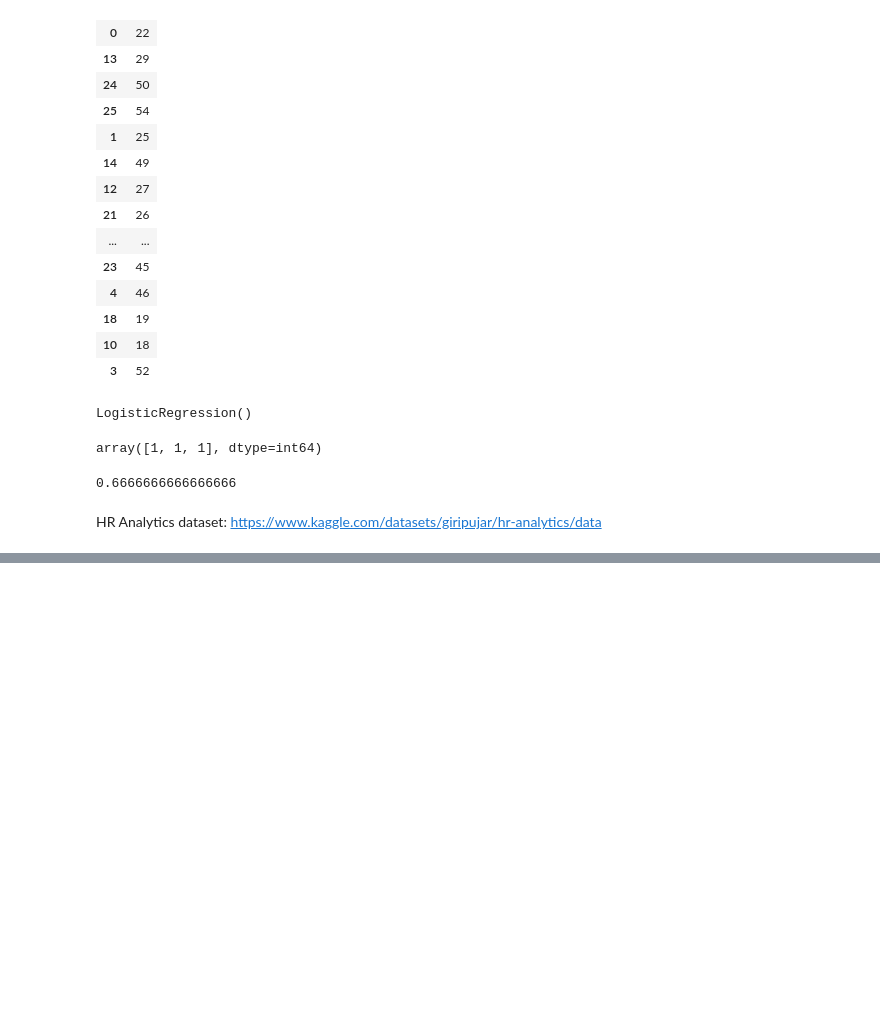
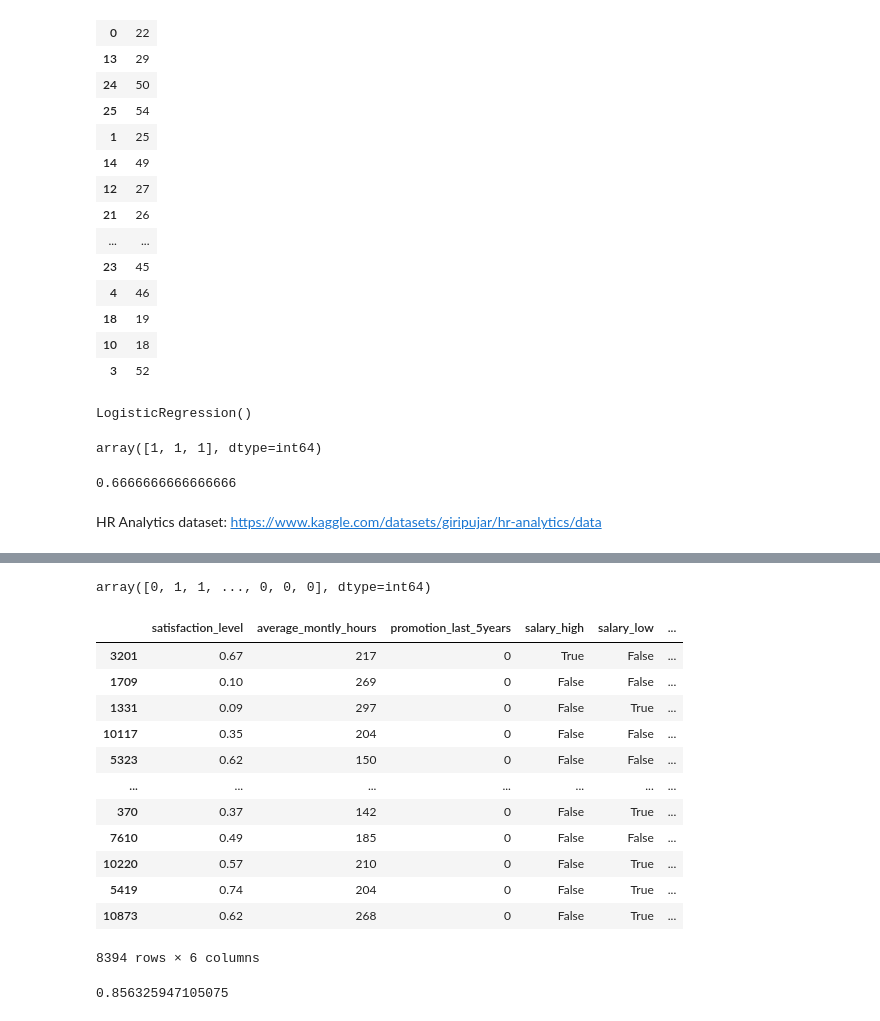
Before and after one commit to rainingrina/machine-learning-algorithms, a Jupyter notebook: logistic_regression.ipynb, the cells around one changed output, grey strips where cells are left out. Cells and saved outputs as stored; diff of their text form; code cells hidden in the pictures; blank space fills up the shorter version.

```diff
--- a/logistic_regression.ipynb
+++ b/logistic_regression.ipynb
@@ -73,0 +233,2 @@ HR Analytics dataset: https://www.kaggle.com/datasets/giripujar/hr-analytics/dat
+# %%
+df_with_dummies = pd.concat([new_df, salary_dummies], axis=1)
@@ -73,0 +244,3 @@ HR Analytics dataset: https://www.kaggle.com/datasets/giripujar/hr-analytics/dat
+# %%
+df_with_dummies.drop('salary', axis=1, inplace=True)
+df_with_dummies.head()
@@ -73,0 +254,6 @@ HR Analytics dataset: https://www.kaggle.com/datasets/giripujar/hr-analytics/dat
+# %%
+X = df_with_dummies
+y = df.left
+# %%
+from sklearn.model_selection import train_test_split
+X_train, X_test, y_train, y_test = train_test_split(X, y, train_size=0.3)
@@ -73,0 +274,24 @@ HR Analytics dataset: https://www.kaggle.com/datasets/giripujar/hr-analytics/dat
+# %%
+model.predict(X_test)
+# %% [output]
+array([0, 1, 1, ..., 0, 0, 0], dtype=int64)
+# %%
+X_test
+# %% [output]
+|  | satisfaction_level | average_montly_hours | promotion_last_5years | salary_high | salary_low | ... |
+| 3201 | 0.67 | 217 | 0 | True | False | ... |
+| 1709 | 0.10 | 269 | 0 | False | False | ... |
+| 1331 | 0.09 | 297 | 0 | False | True | ... |
+| 10117 | 0.35 | 204 | 0 | False | False | ... |
+| 5323 | 0.62 | 150 | 0 | False | False | ... |
+| ... | ... | ... | ... | ... | ... | ... |
+| 370 | 0.37 | 142 | 0 | False | True | ... |
+| 7610 | 0.49 | 185 | 0 | False | False | ... |
+| 10220 | 0.57 | 210 | 0 | False | True | ... |
+| 5419 | 0.74 | 204 | 0 | False | True | ... |
+| 10873 | 0.62 | 268 | 0 | False | True | ... |
+8394 rows × 6 columns
+# %%
+model.score(X_test, y_test)
+# %% [output]
+0.856325947105075
```
Also changed, not shown: parts of 24 cells of this notebook.
